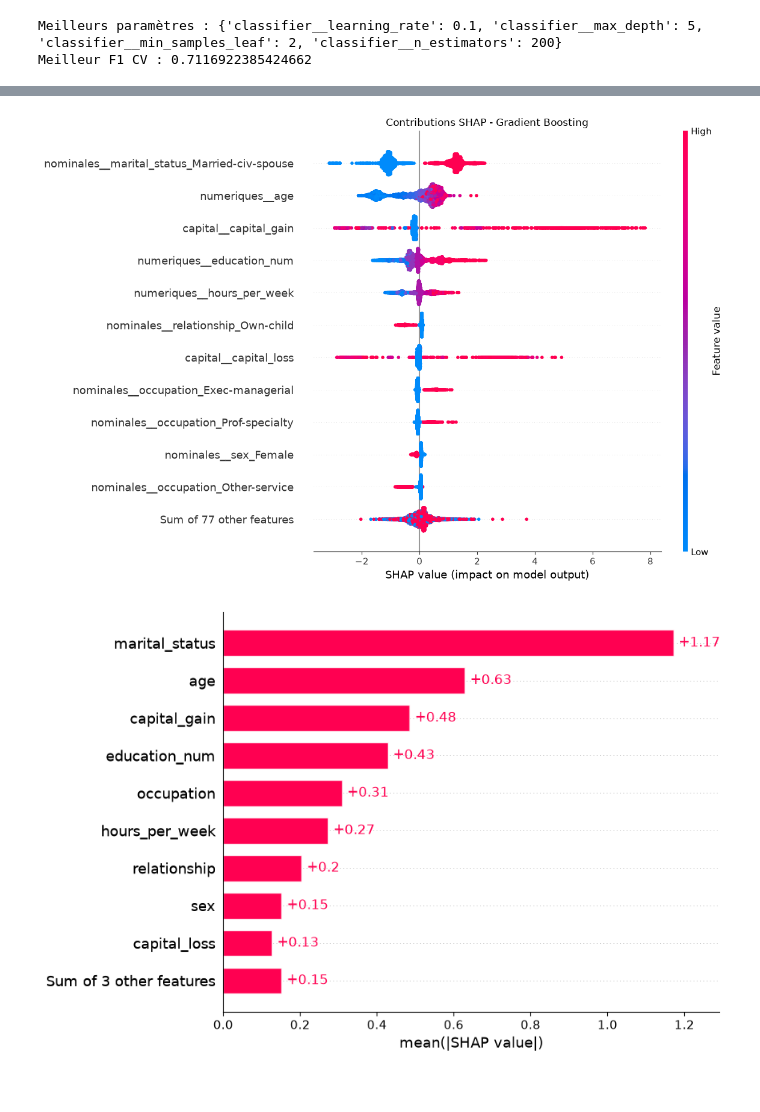
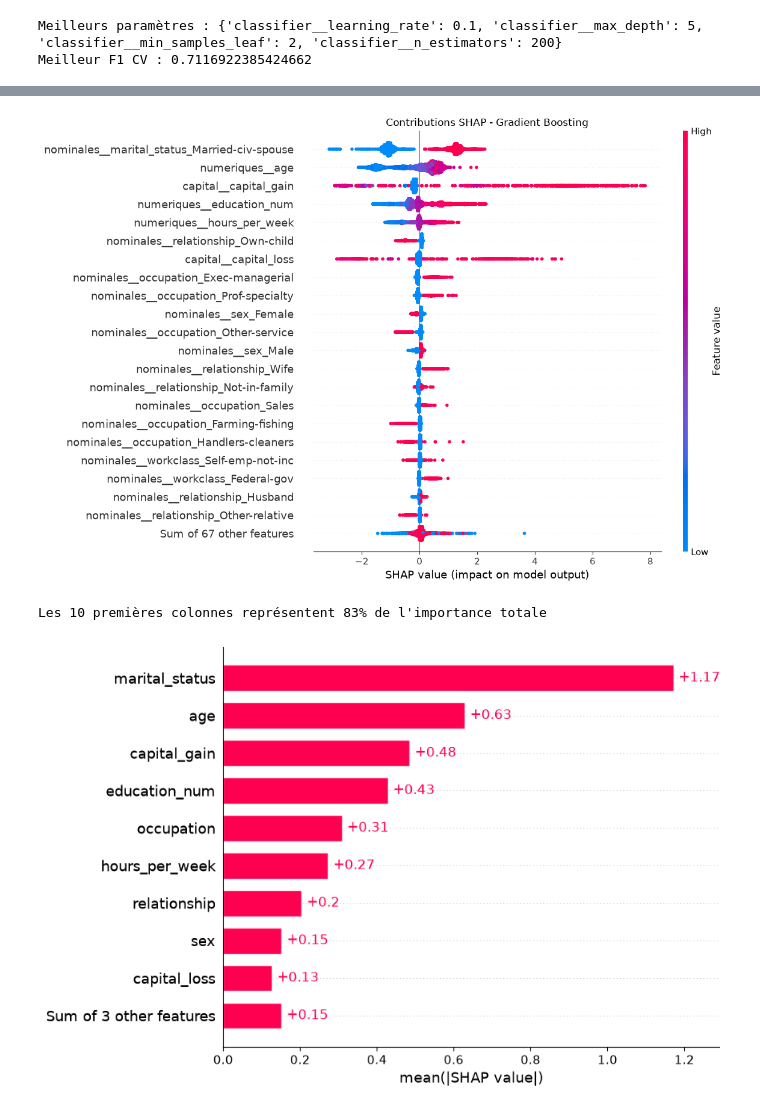
Before and after one commit to raphael-wqwq/census-income-prediction, a Jupyter notebook: ML.ipynb, the cells around one changed output, grey strips where cells are left out. Drawn from its saved outputs; the diff is of its cells as text; code cells hidden in the pictures.

```diff
--- a/ML.ipynb
+++ b/ML.ipynb
@@ -553,21 +555,31 @@ shap_values = explainer(X_test_shap)
 # %%
 # Afficher les 20 variables les plus importantes
 
 import matplotlib.pyplot as plt
 
 
 shap.plots.beeswarm(
     shap_values,
-    max_display=12,
+    max_display=22,
     plot_size=(12, 8),
     show=False
 )
 
 plt.title("Contributions SHAP - Gradient Boosting")
 plt.tight_layout()
 plt.show()
 # %% [output]
-[figure, old version]
+[figure, new version]
+# %%
+import numpy as np
+
+importance = np.abs(shap_values.values).mean(axis=0)   # importance moyenne de chaque colonne
+importance_triee = np.sort(importance)[::-1]            # de la plus grande à la plus petite
+
+part_top10 = importance_triee[:10].sum() / importance_triee.sum()
+print(f"Les 10 premières colonnes représentent {part_top10:.0%} de l'importance totale")
+# %% [output]
+Les 10 premières colonnes représentent 83% de l'importance totale
 # %%
 # Associer les colonnes encodées à leurs variables d'origine
 groupes = {
```
Also changed, not shown: parts of 1 cell of this notebook, 1 other file.
